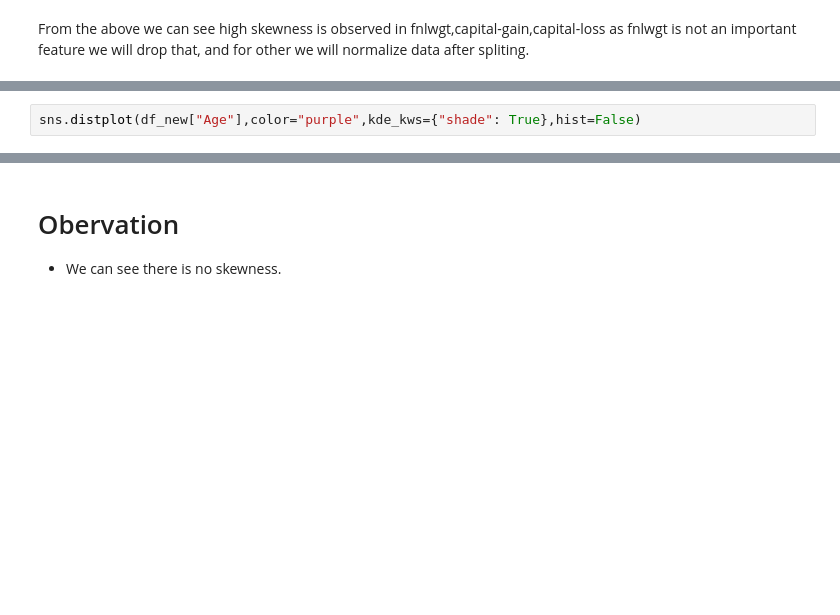
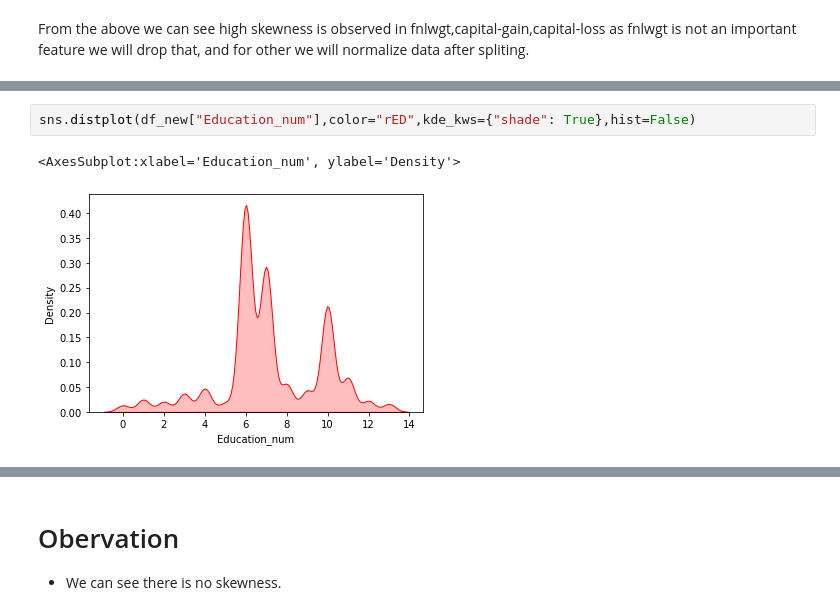
Before and after one commit to Amitpawar007/Data-Science-Project, a Jupyter notebook: Census Income Project.ipynb, the cells around one changed output, grey strips where cells are left out. Cells and saved outputs as stored; diff of their text form; blank space fills up the shorter version.

```diff
--- a/Census Income Project.ipynb
+++ b/Census Income Project.ipynb
@@ -759,3 +708,6 @@ From the above we can see high skewness is observed in fnlwgt,capital-gain,capit
 # %%
-sns.distplot(df_new["Age"],color="purple",kde_kws={"shade": True},hist=False)
+sns.distplot(df_new["Education_num"],color="rED",kde_kws={"shade": True},hist=False)
+# %% [output]
+<AxesSubplot:xlabel='Education_num', ylabel='Density'>
+[figure, added]
 # %%
```
Also changed, not shown: parts of 146 cells of this notebook.
